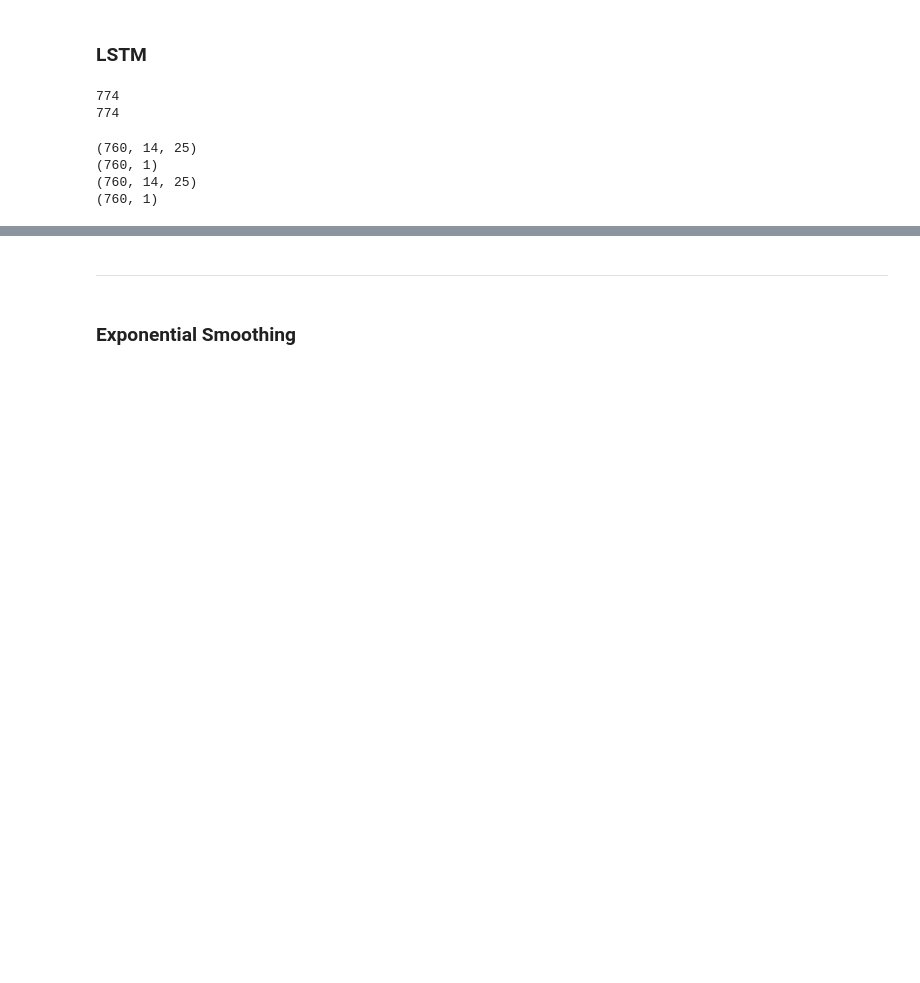
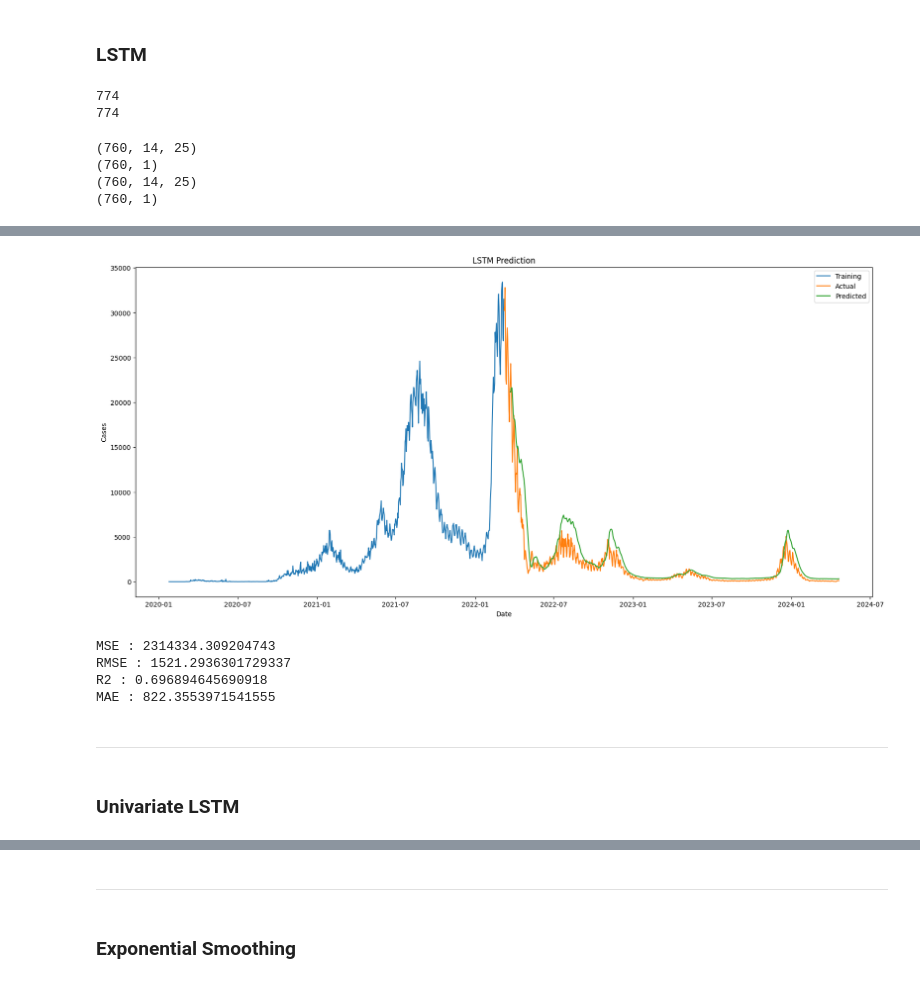
Before and after one commit to MarcusO17/5011-cem-ml, a Jupyter notebook: notebooks/model_training.ipynb, the cells around one changed output, grey strips where cells are left out. Drawn from its saved outputs; the diff is of its cells as text; code cells hidden in the pictures; blank space fills up the shorter version.

Commit message:
lstm changes

```diff
--- a/notebooks/model_training.ipynb
+++ b/notebooks/model_training.ipynb
@@ -580,3 +580,28 @@ lstm_result
 split_index = int(0.5 * len(df))
 train_data = df.iloc[:split_index]
 test_data = df.iloc[split_index:]
+# %%
+vis_df = df.copy()
+vis_df.index = pd.to_datetime(vis_df.index)
+plt.figure(figsize=(20,9))
+sns.lineplot(data=train_data, x=train_data.index, y='cases_new', label='Training')
+sns.lineplot(data=test_data, x=test_data.index, y='cases_new', label='Actual')
+sns.lineplot(data=lstm_result,x=lstm_result.index,y='forecast', label='Predicted')
+plt.xlabel('Date')
+plt.ylabel('Cases')
+plt.title('LSTM Prediction')
+plt.legend()
+plt.show()
+# %% [output]
+[figure, added]
+# %%
+evaluate(test_data[14:],lstm_result['forecast'])
+# %% [output]
+MSE : 2314334.309204743
+RMSE : 1521.2936301729337
+R2 : 0.696894645690918
+MAE : 822.3553971541555
+# %% [markdown]
+---
+# %% [markdown]
+### Univariate LSTM
```
Also changed, not shown: parts of 20 cells of this notebook.
